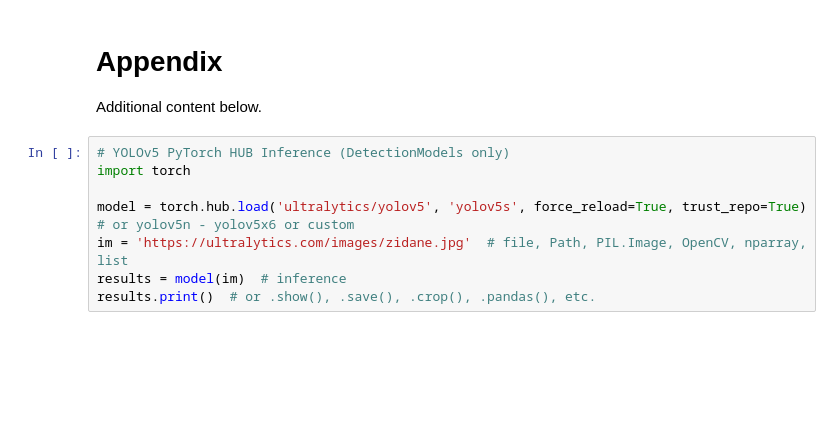
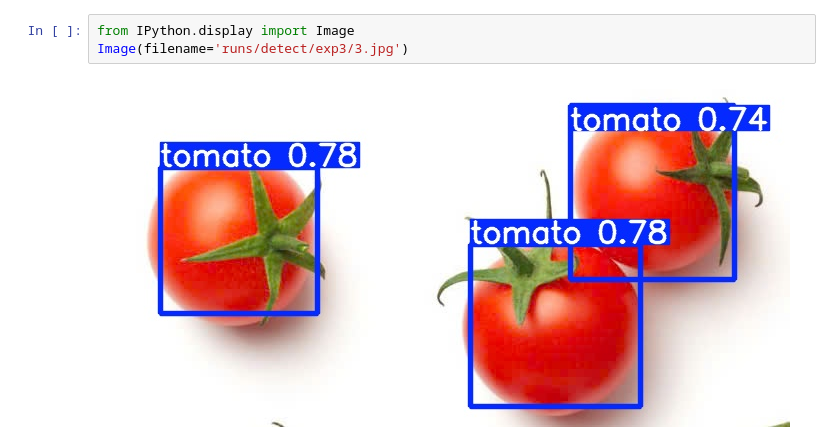
Before and after one commit to TrienCoding/tomato_train, a Jupyter notebook: tutorial.ipynb, the cells around one changed output. Saved outputs shown, nothing was run; the diff lists cells and outputs as text; blank space fills up the shorter version.

```diff
--- a/tutorial.ipynb
+++ b/tutorial.ipynb
@@ -222,12 +52,5 @@ If this badge is green, all [YOLOv5 GitHub Actions](https://github.com/ultralyti
-# %% [markdown]
-# Appendix
-
-Additional content below.
-# %%
-# YOLOv5 PyTorch HUB Inference (DetectionModels only)
-import torch
-
-model = torch.hub.load('ultralytics/yolov5', 'yolov5s', force_reload=True, trust_repo=True)  # or yolov5n - yolov5x6 or custom
-im = 'https://ultralytics.com/images/zidane.jpg'  # file, Path, PIL.Image, OpenCV, nparray, list
-results = model(im)  # inference
-results.print()  # or .show(), .save(), .crop(), .pandas(), etc.
+# %%
+from IPython.display import Image
+Image(filename='runs/detect/exp3/3.jpg')
+# %% [output]
+[figure, added]
```
Also changed, not shown: parts of 22 cells of this notebook.
